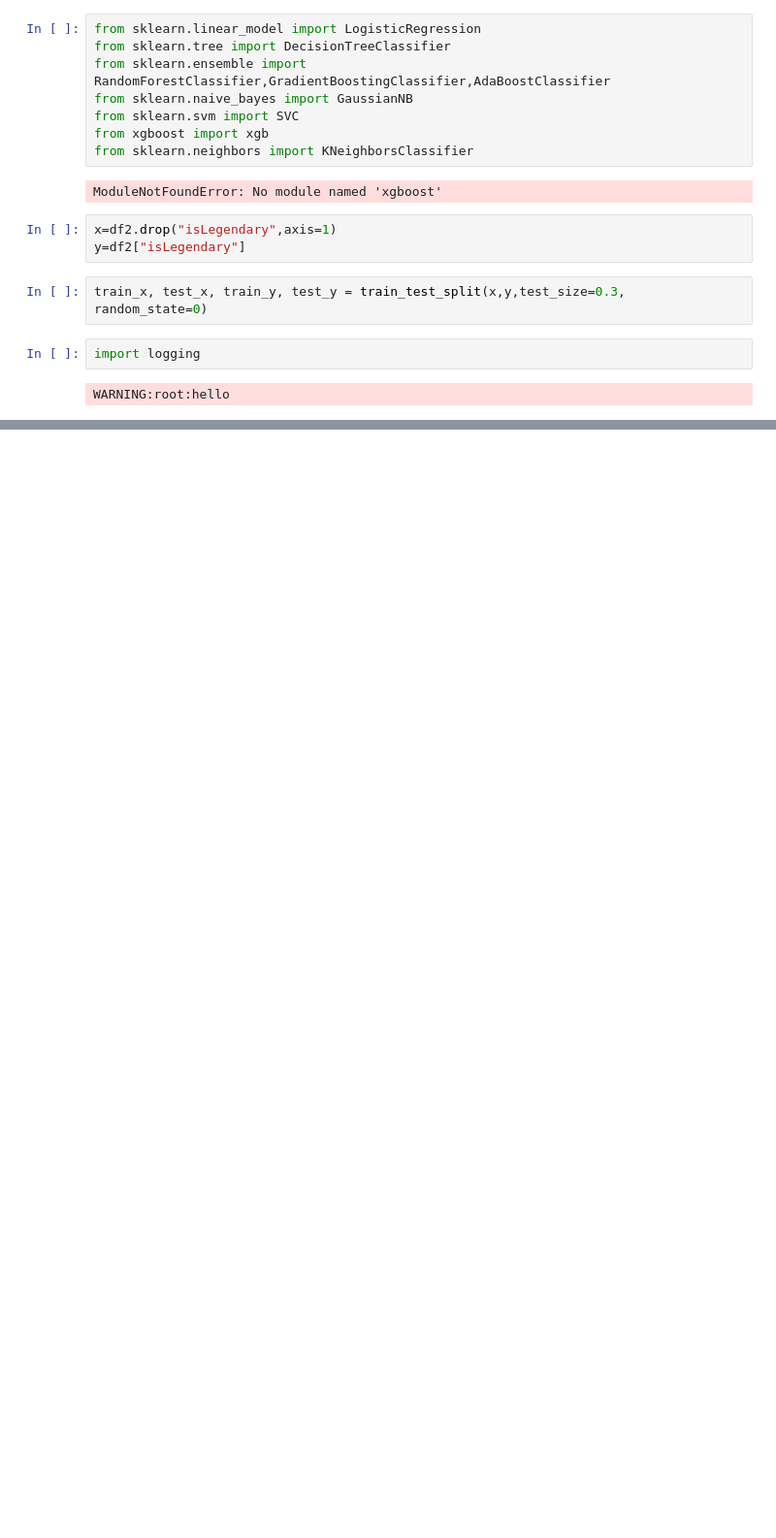
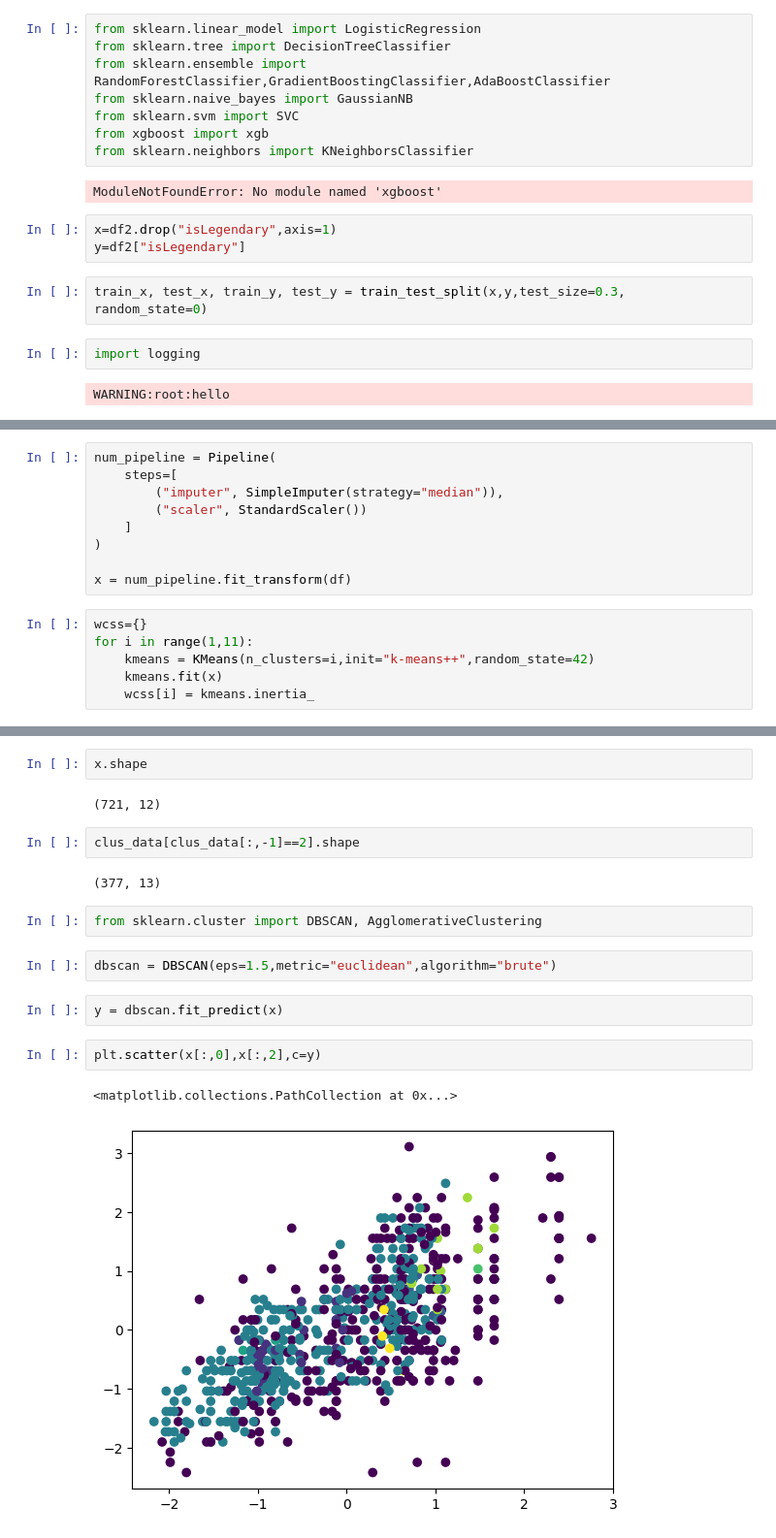
Before and after one commit to Aryan556gaur/Pokemon-classifier, a Jupyter notebook: notebook/EDA.ipynb, the cells around one changed output, grey strips where cells are left out. Shown: that part at 97% size. Cells and saved outputs as stored; diff of their text form; blank space fills up the shorter version.

```diff
--- a/notebook/EDA.ipynb
+++ b/notebook/EDA.ipynb
@@ -388,0 +421,15 @@ InsertOneResult(ObjectId('658559e85e7c17f322df5b4e'), acknowledged=True)
+# %%
+num_pipeline = Pipeline(
+    steps=[
+        ("imputer", SimpleImputer(strategy="median")),
+        ("scaler", StandardScaler())
+    ]
+)
+
+x = num_pipeline.fit_transform(df)
+# %%
+wcss={}
+for i in range(1,11):
+    kmeans = KMeans(n_clusters=i,init="k-means++",random_state=42)
+    kmeans.fit(x)
+    wcss[i] = kmeans.inertia_
@@ -388,0 +457,19 @@ InsertOneResult(ObjectId('658559e85e7c17f322df5b4e'), acknowledged=True)
+# %%
+x.shape
+# %% [output]
+(721, 12)
+# %%
+clus_data[clus_data[:,-1]==2].shape
+# %% [output]
+(377, 13)
+# %%
+from sklearn.cluster import DBSCAN, AgglomerativeClustering
+# %%
+dbscan = DBSCAN(eps=1.5,metric="euclidean",algorithm="brute")
+# %%
+y = dbscan.fit_predict(x)
+# %%
+plt.scatter(x[:,0],x[:,2],c=y)
+# %% [output]
+<matplotlib.collections.PathCollection at 0x...>
+[figure, added]
```
Also changed, not shown: parts of 23 cells of this notebook, 2 other files.
